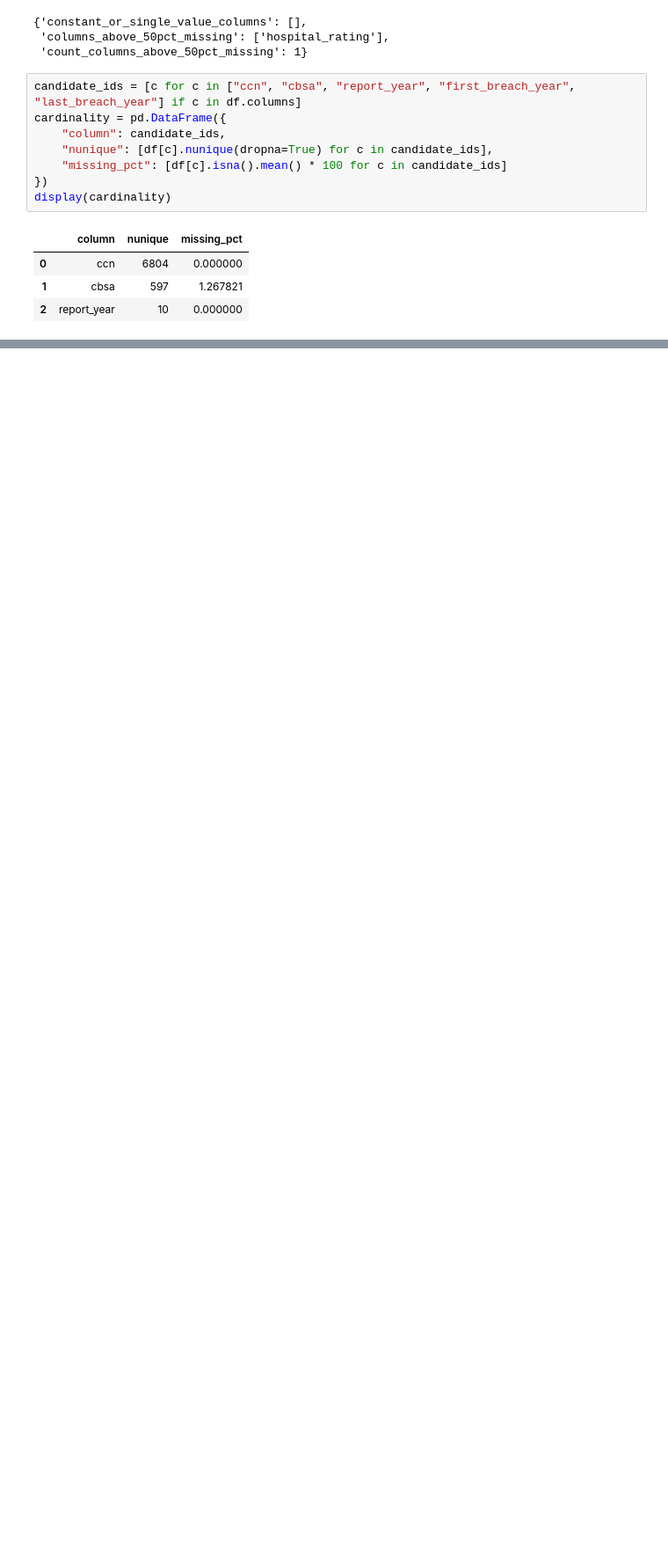
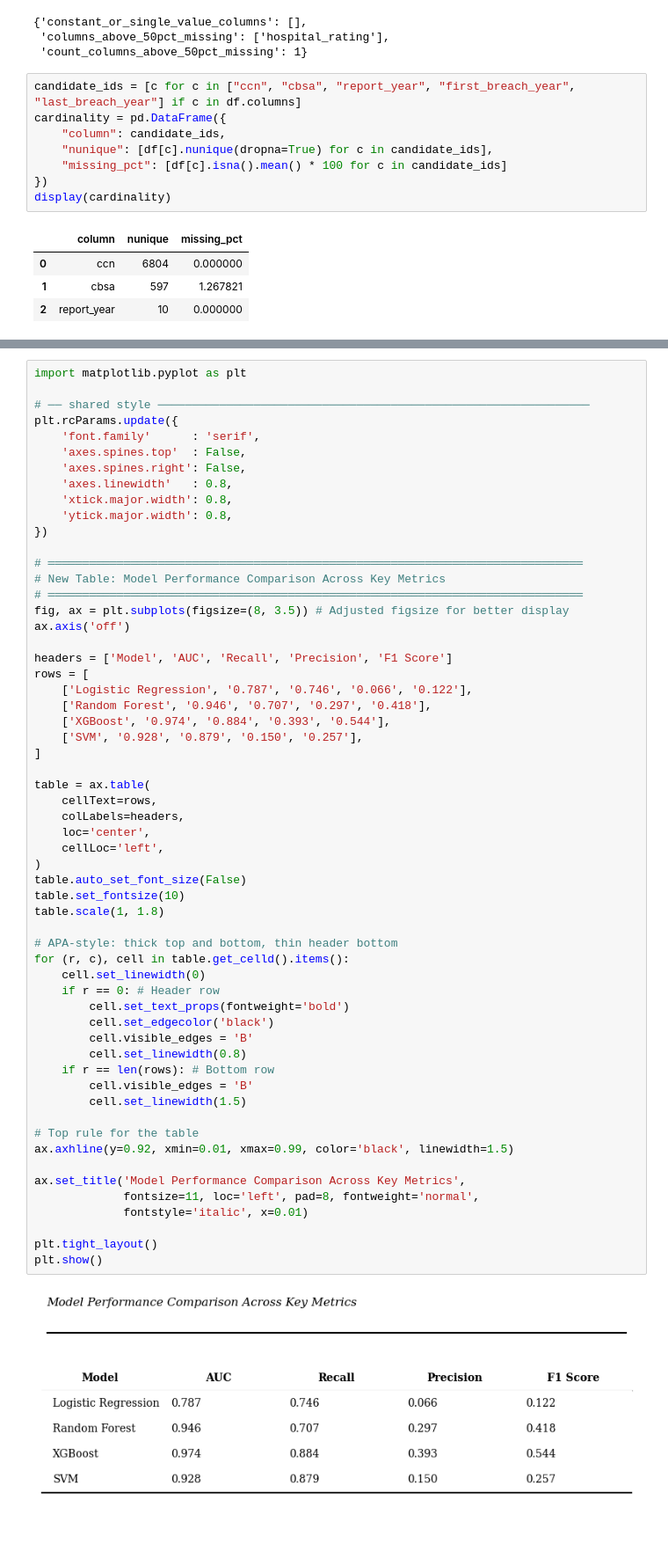
Before and after one commit to austinmallie/ADS599_Capstone, a Jupyter notebook: EDA/hospital_ransomware_eda.ipynb, the cells around one changed output, grey strips where cells are left out. Shown at 88% size. Cells and saved outputs as stored; diff of their text form; blank space fills up the shorter version.

```diff
--- a/EDA/hospital_ransomware_eda.ipynb
+++ b/EDA/hospital_ransomware_eda.ipynb
@@ -568,0 +820,60 @@ display(cardinality)
+# %%
+import matplotlib.pyplot as plt
+
+# ── shared style ───────────────────────────────────────────────────────────────
+plt.rcParams.update({
+    'font.family'      : 'serif',
+    'axes.spines.top'  : False,
+    'axes.spines.right': False,
+    'axes.linewidth'   : 0.8,
+    'xtick.major.width': 0.8,
+    'ytick.major.width': 0.8,
+})
+
+# ══════════════════════════════════════════════════════════════════════════════
+# New Table: Model Performance Comparison Across Key Metrics
+# ══════════════════════════════════════════════════════════════════════════════
+fig, ax = plt.subplots(figsize=(8, 3.5)) # Adjusted figsize for better display
+ax.axis('off')
+
+headers = ['Model', 'AUC', 'Recall', 'Precision', 'F1 Score']
+rows = [
+    ['Logistic Regression', '0.787', '0.746', '0.066', '0.122'],
+    ['Random Forest', '0.946', '0.707', '0.297', '0.418'],
+    ['XGBoost', '0.974', '0.884', '0.393', '0.544'],
+    ['SVM', '0.928', '0.879', '0.150', '0.257'],
+]
+
+table = ax.table(
+    cellText=rows,
+    colLabels=headers,
+    loc='center',
+    cellLoc='left',
+)
+table.auto_set_font_size(False)
+table.set_fontsize(10)
+table.scale(1, 1.8)
+
+# APA-style: thick top and bottom, thin header bottom
+for (r, c), cell in table.get_celld().items():
+    cell.set_linewidth(0)
+    if r == 0: # Header row
+        cell.set_text_props(fontweight='bold')
+        cell.set_edgecolor('black')
+        cell.visible_edges = 'B'
+        cell.set_linewidth(0.8)
+    if r == len(rows): # Bottom row
+        cell.visible_edges = 'B'
+        cell.set_linewidth(1.5)
+
+# Top rule for the table
+ax.axhline(y=0.92, xmin=0.01, xmax=0.99, color='black', linewidth=1.5)
+
+ax.set_title('Model Performance Comparison Across Key Metrics',
+             fontsize=11, loc='left', pad=8, fontweight='normal',
+             fontstyle='italic', x=0.01)
+
+plt.tight_layout()
+plt.show()
+# %% [output]
+[figure, added]
```
Also changed, not shown: parts of 4 cells of this notebook.
